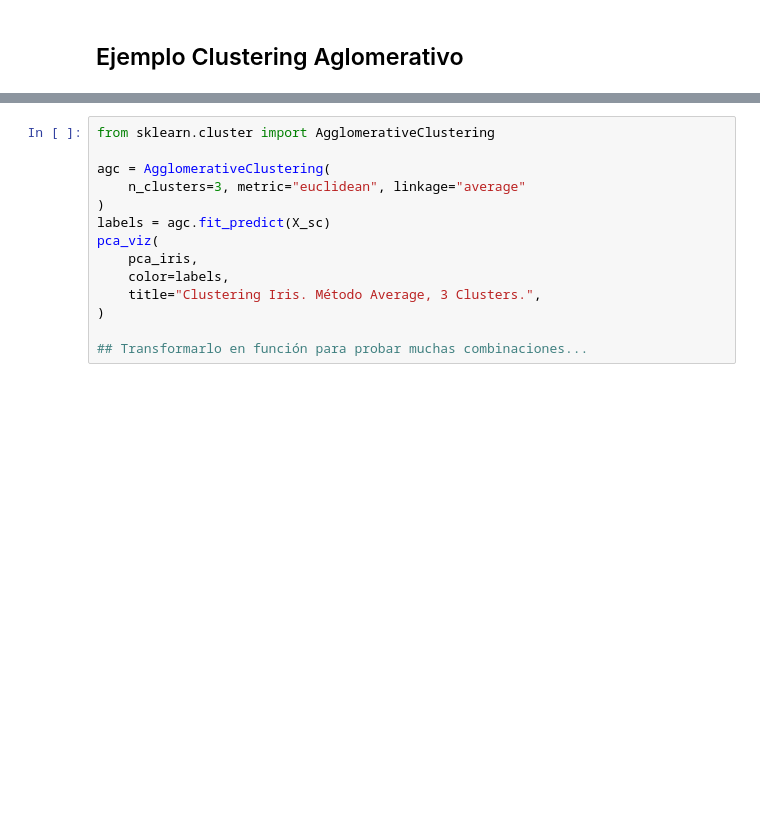
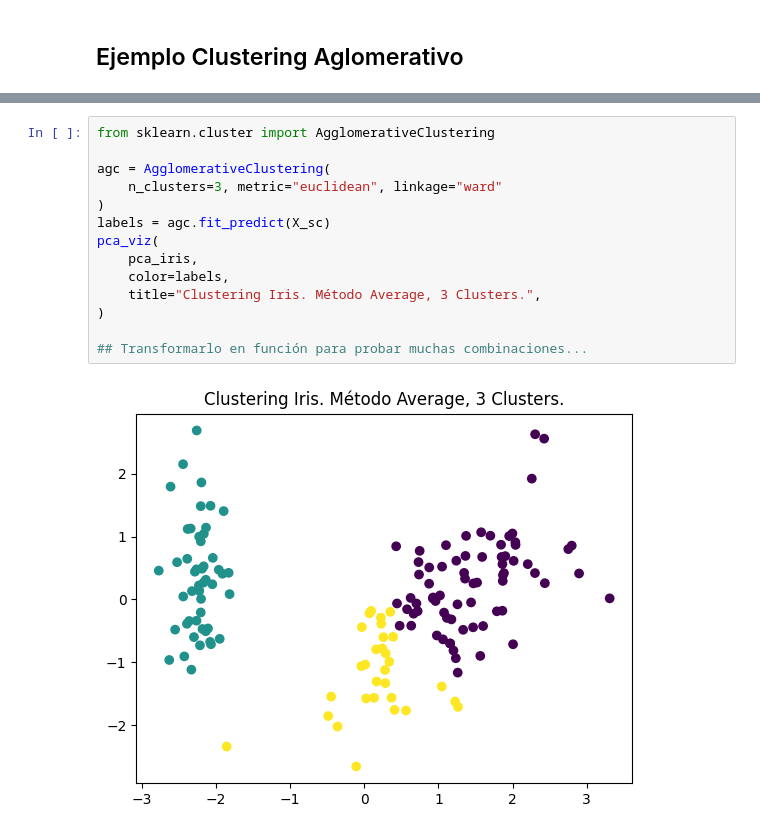
Before and after one commit to datacubeR/clases_UAI, a Jupyter notebook: tics411/notebooks/05-ex-jerarquico.ipynb, the cells around one changed output, grey strips where cells are left out. Cells and saved outputs as stored; diff of their text form; blank space fills up the shorter version.

```diff
--- a/tics411/notebooks/05-ex-jerarquico.ipynb
+++ b/tics411/notebooks/05-ex-jerarquico.ipynb
@@ -50,14 +85,16 @@ for l in link_list:
 # %%
 from sklearn.cluster import AgglomerativeClustering
 
 agc = AgglomerativeClustering(
-    n_clusters=3, metric="euclidean", linkage="average"
+    n_clusters=3, metric="euclidean", linkage="ward"
 )
 labels = agc.fit_predict(X_sc)
 pca_viz(
     pca_iris,
     color=labels,
     title="Clustering Iris. Método Average, 3 Clusters.",
 )
 
 ## Transformarlo en función para probar muchas combinaciones...
+# %% [output]
+[figure, added]
```
Also changed, not shown: parts of 4 cells of this notebook, 29 other files.
